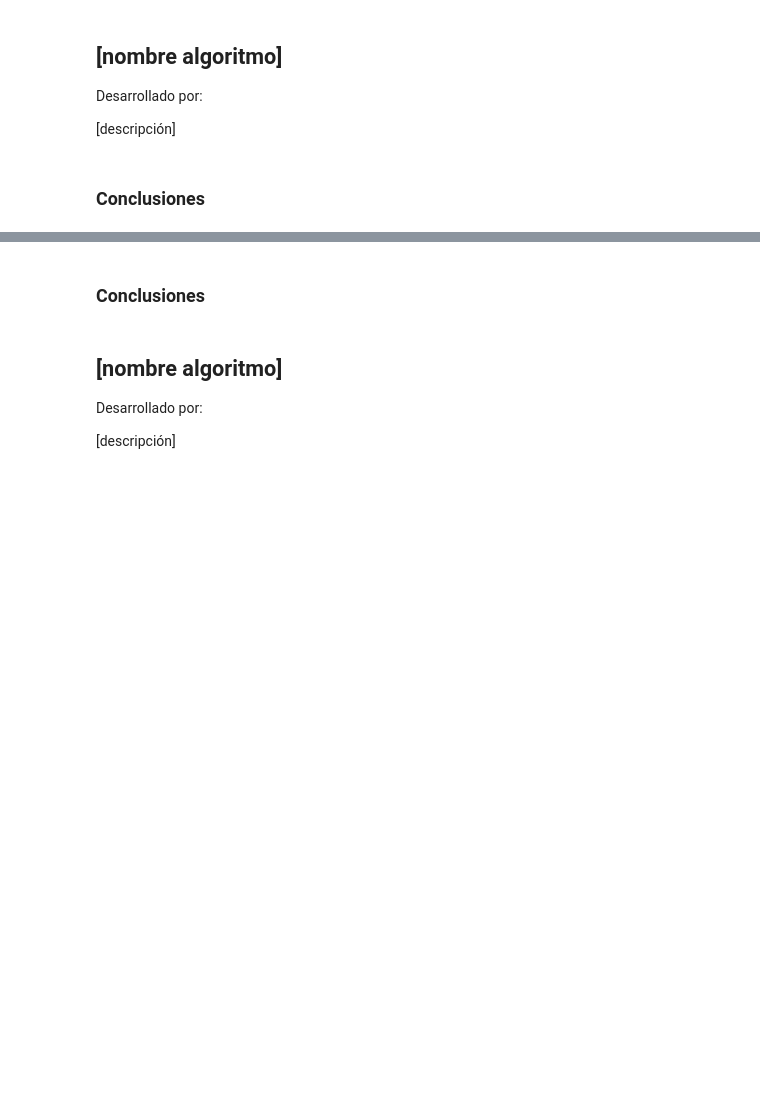
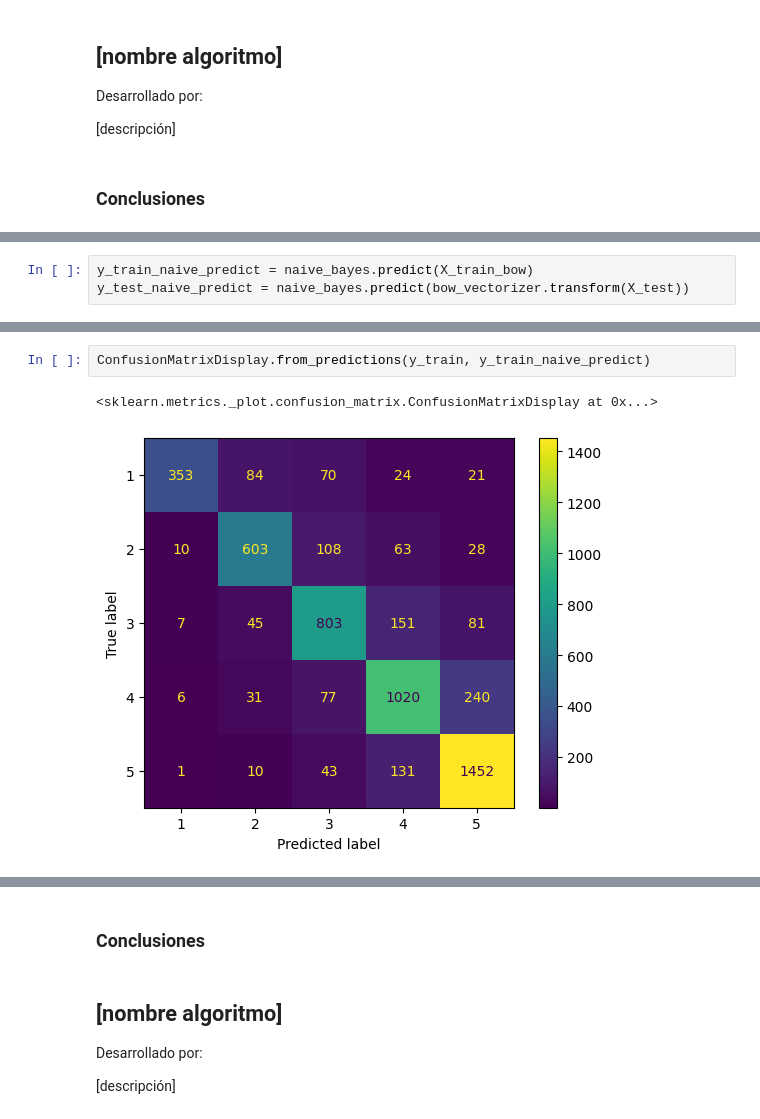
Before and after one commit to bi-202410/proyecto-1, a Jupyter notebook: text-analysis.ipynb, the cells around one changed output, grey strips where cells are left out. Saved outputs shown, nothing was run; the diff lists cells and outputs as text; blank space fills up the shorter version.

```diff
--- a/text-analysis.ipynb
+++ b/text-analysis.ipynb
@@ -187,0 +285,3 @@ Desarrollado por:
+# %%
+y_train_naive_predict = naive_bayes.predict(X_train_bow)
+y_test_naive_predict = naive_bayes.predict(bow_vectorizer.transform(X_test))
@@ -187,0 +311,5 @@ Desarrollado por:
+# %%
+ConfusionMatrixDisplay.from_predictions(y_train, y_train_naive_predict)
+# %% [output]
+<sklearn.metrics._plot.confusion_matrix.ConfusionMatrixDisplay at 0x...>
+[figure, added]
```
Also changed, not shown: parts of 23 cells of this notebook.
